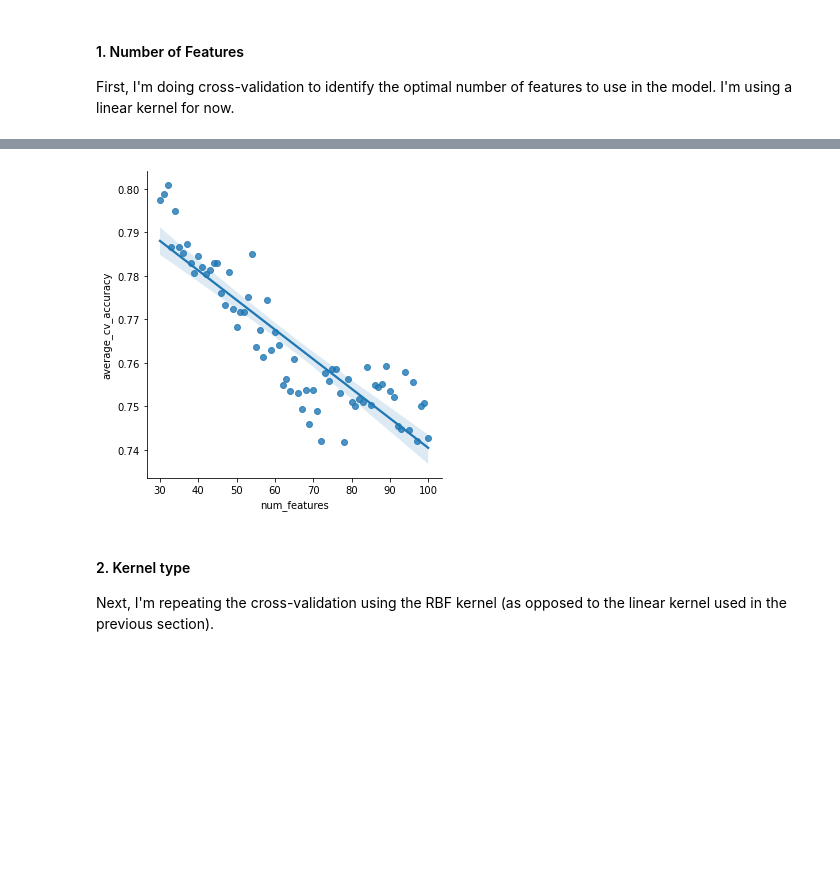
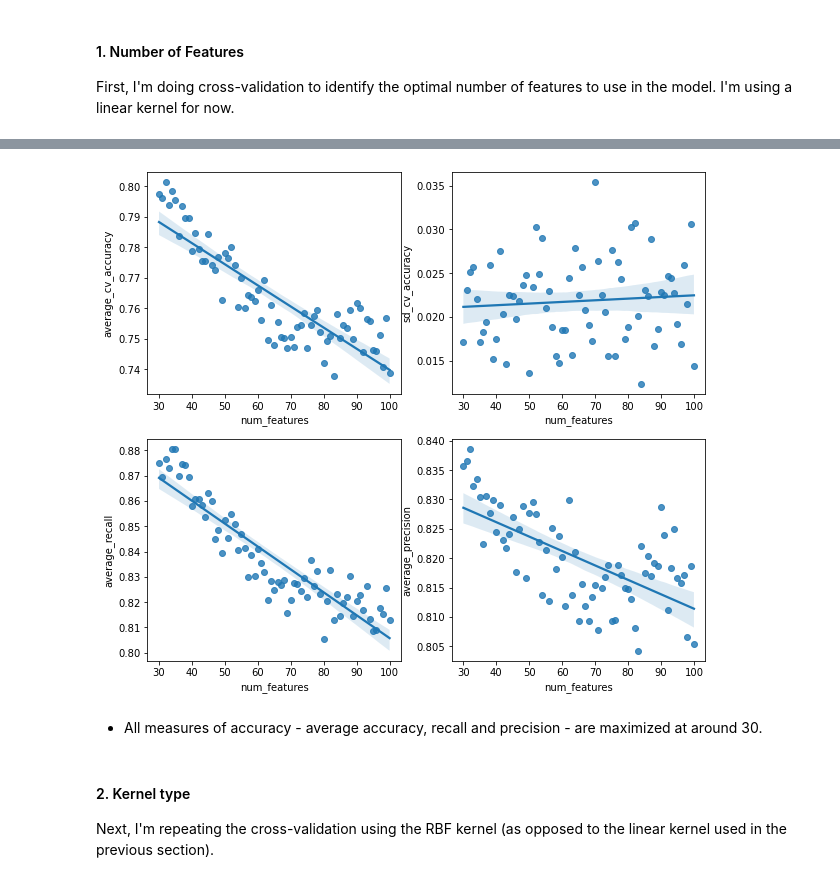
Before and after one commit to jonathanold/conflict-india, a Jupyter notebook: code/svm_satp_data.ipynb, the cells around one changed output, grey strips where cells are left out. Saved outputs shown, nothing was run; the diff lists cells and outputs as text; code cells hidden in the pictures; blank space fills up the shorter version.

Commit message:
added precision and recall to CV, tuning

```diff
--- a/code/svm_satp_data.ipynb
+++ b/code/svm_satp_data.ipynb
@@ -16,13 +16,18 @@ from sklearn.feature_extraction.text import TfidfVectorizer
 from sklearn import svm
 from sklearn.model_selection import KFold
 from sklearn.metrics import accuracy_score, confusion_matrix
+from sklearn.model_selection import GridSearchCV
 import matplotlib.pyplot as plt
 import seaborn as sns
+
+#Filepaths
+home = '~/Downloads/urap_conflict_india/'
+data = home + 'data/'
 # %% [markdown]
 ## Data
 # %%
 # Import dataset
-events = pd.read_excel('~/Downloads/combined_events.xlsx')
+events = pd.read_excel(data + 'combined_events.xlsx')
 events.head(5)
 # %% [output]
 |  | description | id_satp | relevant_event | multiple_events | internal_conflict | number_casualties | ... |
@@ -119,25 +166,6 @@ def cross_validation(kernel, C, gamma, num_features, folds):
 #### 1. Number of Features
 
 First, I'm doing cross-validation to identify the optimal number of features to use in the model. I'm using a linear kernel for now.
-# %%
-# Define function for cross-validation based on number of features
-def num_features_cv(min_num_features, max_num_features, interval, kernel, C, gamma):
-    num_features = np.array(range(min_num_features, max_num_features, interval))
-    folds = np.array(range(2, 6))
-    accuracy_cv = pd.DataFrame(columns = ['num_features', 'folds', 'average_cv_accuracy', 'sd_cv_accuracy'])
-    for n in num_features:
-        for f in folds:
-            mean, sd = cross_validation(kernel, C, gamma, n, f)
-            accuracy_cv = accuracy_cv.append({'num_features': n, 'folds': f, 'average_cv_accuracy': mean, 'sd_cv_accuracy': sd}, ignore_index=True)
-    accuracy_cv['num_features'] = accuracy_cv['num_features'].astype('int')
-    accuracy_cv['folds'] = accuracy_cv['folds'].astype('int')
-    grouped_features = accuracy_cv.groupby('num_features').mean().drop('folds', axis=1).sort_values(by='average_cv_accuracy', ascending=False).reset_index()
-    return accuracy_cv, grouped_features
-# %%
-# Define function for plotting accuracy
-def plot_accuracy(x, y, data):
-    sns.lmplot(x=x, y=y, data=data)
-    plt.show()
 # %%
 # CV for number of features for whole range
 accuracy_linear_full, grouped_linear_full = num_features_cv(1, 3001, 10, 'linear', 1.0, 'auto')
@@ -170,8 +198,10 @@ grouped_linear_small.head(5)
 # %%
 # Plot accuracy for CV on restricted range
-plot_accuracy('num_features', 'average_cv_accuracy', grouped_linear_small)
+plot_accuracy(grouped_linear_small)
 # %% [output]
-[figure, old version]
+[figure, new version]
+# %% [markdown]
+- All measures of accuracy - average accuracy, recall and precision - are maximized at around 30.
 # %% [markdown]
 #### 2. Kernel type
 
```
Also changed, not shown: parts of 26 cells of this notebook.
